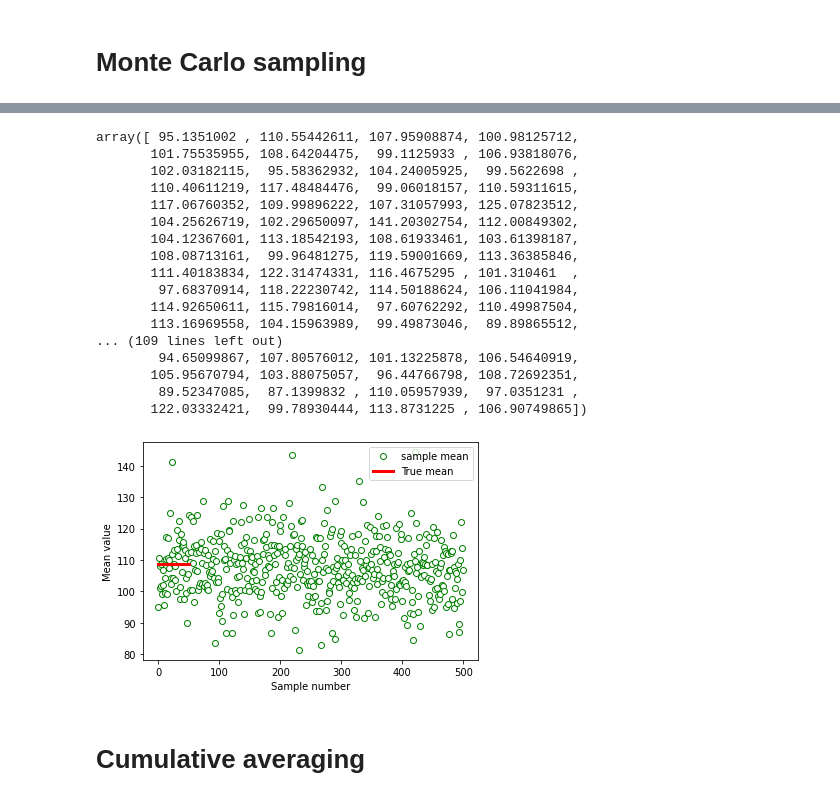
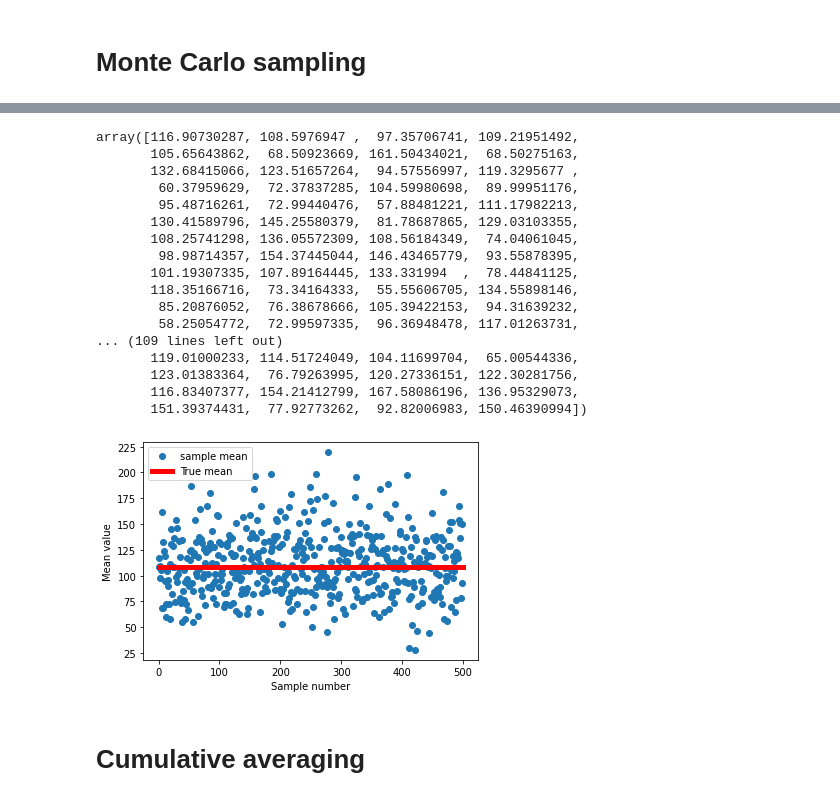
Before and after one commit to mdabushad/law_of_large_numbers, a Jupyter notebook: LawLargeNumber.ipynb, the cells around one changed output, grey strips where cells are left out. Cells and saved outputs as stored; diff of their text form; code cells hidden in the pictures.

```diff
--- a/LawLargeNumber.ipynb
+++ b/LawLargeNumber.ipynb
@@ -17,8 +15,8 @@ import matplotlib.pyplot as plt
 population_size = 2.3e5
 
 # 50 samples of 500 each
-sample_size = 500
-number_of_samples = 50
+sample_size = 50
+number_of_samples = 500
 # %%
 # generate population distribution
 x = np.logspace(np.log10(0.001), np.log10(10), int(population_size))
@@ -61,41 +59,41 @@ np.random.choice(population)
 # %%
 # Monte Carlo sampling for sample means
 
-samplemeans = np.zeros(sample_size)
+samplemeans = np.zeros(number_of_samples)
 
-for expi in range(sample_size):
+for expi in range(number_of_samples):
   random_sample = np.random.choice(population,size = sample_size)
   samplemeans[expi] = np.mean(random_sample)
 
 samplemeans
 # %% [output]
-array([ 95.1351002 , 110.55442611, 107.95908874, 100.98125712,
-       101.75535955, 108.64204475,  99.1125933 , 106.93818076,
-       102.03182115,  95.58362932, 104.24005925,  99.5622698 ,
-       110.40611219, 117.48484476,  99.06018157, 110.59311615,
-       117.06760352, 109.99896222, 107.31057993, 125.07823512,
-       104.25626719, 102.29650097, 141.20302754, 112.00849302,
-       104.12367601, 113.18542193, 108.61933461, 103.61398187,
-       108.08713161,  99.96481275, 119.59001669, 113.36385846,
-       111.40183834, 122.31474331, 116.4675295 , 101.310461  ,
-        97.68370914, 118.22230742, 114.50188624, 106.11041984,
-       114.92650611, 115.79816014,  97.60762292, 110.49987504,
-       113.16969558, 104.15963989,  99.49873046,  89.89865512,
+array([116.90730287, 108.5976947 ,  97.35706741, 109.21951492,
+       105.65643862,  68.50923669, 161.50434021,  68.50275163,
+       132.68415066, 123.51657264,  94.57556997, 119.3295677 ,
+        60.37959629,  72.37837285, 104.59980698,  89.99951176,
+        95.48716261,  72.99440476,  57.88481221, 111.17982213,
+       130.41589796, 145.25580379,  81.78687865, 129.03103355,
+       108.25741298, 136.05572309, 108.56184349,  74.04061045,
+        98.98714357, 154.37445044, 146.43465779,  93.55878395,
+       101.19307335, 107.89164445, 133.331994  ,  78.44841125,
+       118.35166716,  73.34164333,  55.55606705, 134.55898146,
+        85.20876052,  76.38678666, 105.39422153,  94.31639232,
+        58.25054772,  72.99597335,  96.36948478, 117.01263731,
 ... (109 lines left out)
-        94.65099867, 107.80576012, 101.13225878, 106.54640919,
-       105.95670794, 103.88075057,  96.44766798, 108.72692351,
-        89.52347085,  87.1399832 , 110.05957939,  97.0351231 ,
-       122.03332421,  99.78930444, 113.8731225 , 106.90749865])
+       119.01000233, 114.51724049, 104.11699704,  65.00544336,
+       123.01383364,  76.79263995, 120.27336151, 122.30281756,
+       116.83407377, 154.21412799, 167.58086196, 136.95329073,
+       151.39374431,  77.92773262,  92.82006983, 150.46390994])
 # %%
 # plot the sample means, and a line showing the true mean
-plt.plot(samplemeans, 'go',  label = 'sample mean', markerfacecolor = 'w')
-plt.plot([0,number_of_samples],[trueMean,trueMean], 'r', linewidth = 3, label = 'True mean')
+plt.plot(samplemeans, 'o',  label = 'sample mean')
+plt.plot([0,number_of_samples],[trueMean,trueMean], 'r', linewidth = 5, label = 'True mean')
 plt.xlabel('Sample number')
 plt.ylabel('Mean value')
 plt.legend()
 plt.show()
 # %% [output]
-[figure, old version]
+[figure, new version]
 # %% [markdown]
 # Cumulative averaging
 # %%
```
Also changed, not shown: parts of 7 cells of this notebook.
